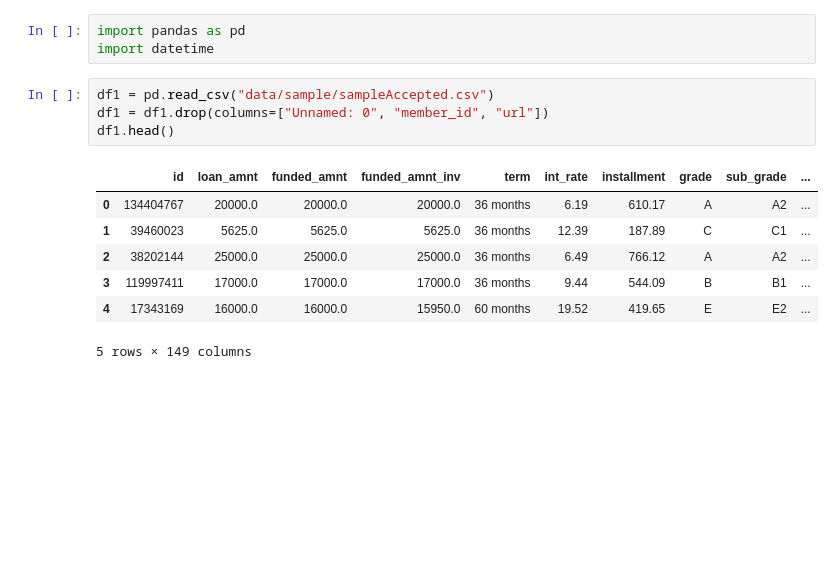
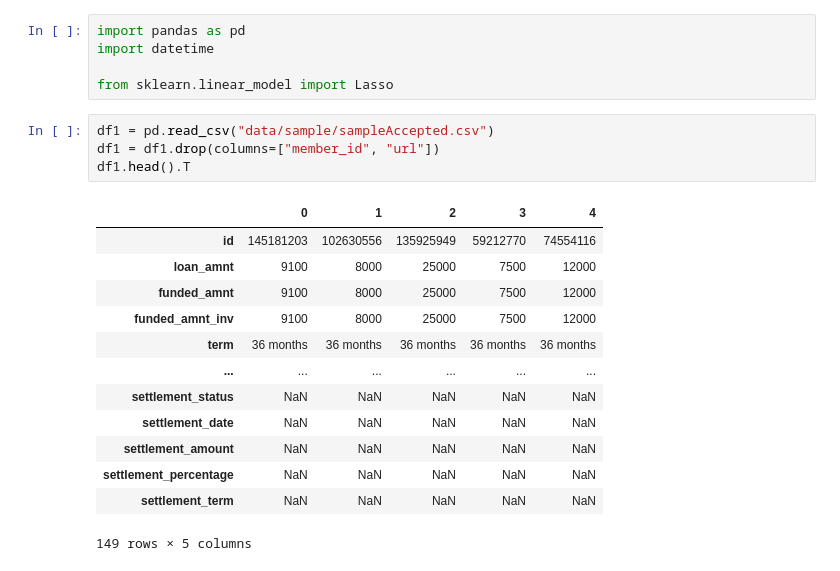
Before and after one commit to rstellet8/p2-inteligencia, a Jupyter notebook: featureDiscovery.ipynb, the cells around one changed output. Saved outputs shown, nothing was run; the diff lists cells and outputs as text; blank space fills up the shorter version.

```diff
--- a/featureDiscovery.ipynb
+++ b/featureDiscovery.ipynb
@@ -1,18 +1,26 @@
 # %%
 import pandas as pd
 import datetime
+
+from sklearn.linear_model import Lasso
 # %%
 df1 = pd.read_csv("data/sample/sampleAccepted.csv")
-df1 = df1.drop(columns=["Unnamed: 0", "member_id", "url"])
-df1.head()
+df1 = df1.drop(columns=["member_id", "url"])
+df1.head().T
 # %% [output]
-|  | id | loan_amnt | funded_amnt | funded_amnt_inv | term | int_rate | installment | grade | sub_grade | ... |
-| 0 | 134404767 | 20000.0 | 20000.0 | 20000.0 | 36 months | 6.19 | 610.17 | A | A2 | ... |
-| 1 | 39460023 | 5625.0 | 5625.0 | 5625.0 | 36 months | 12.39 | 187.89 | C | C1 | ... |
-| 2 | 38202144 | 25000.0 | 25000.0 | 25000.0 | 36 months | 6.49 | 766.12 | A | A2 | ... |
-| 3 | 119997411 | 17000.0 | 17000.0 | 17000.0 | 36 months | 9.44 | 544.09 | B | B1 | ... |
-| 4 | 17343169 | 16000.0 | 16000.0 | 15950.0 | 60 months | 19.52 | 419.65 | E | E2 | ... |
+|  | 0 | 1 | 2 | 3 | 4 |
+| id | 145181203 | 102630556 | 135925949 | 59212770 | 74554116 |
+| loan_amnt | 9100 | 8000 | 25000 | 7500 | 12000 |
+| funded_amnt | 9100 | 8000 | 25000 | 7500 | 12000 |
+| funded_amnt_inv | 9100 | 8000 | 25000 | 7500 | 12000 |
+| term | 36 months | 36 months | 36 months | 36 months | 36 months |
+| ... | ... | ... | ... | ... | ... |
+| settlement_status | NaN | NaN | NaN | NaN | NaN |
+| settlement_date | NaN | NaN | NaN | NaN | NaN |
+| settlement_amount | NaN | NaN | NaN | NaN | NaN |
+| settlement_percentage | NaN | NaN | NaN | NaN | NaN |
+| settlement_term | NaN | NaN | NaN | NaN | NaN |
-5 rows × 149 columns
+149 rows × 5 columns
 # %%
 def formatTerm(line):
     line = line.strip()
```
Also changed, not shown: parts of 7 cells of this notebook, 4 other files.
